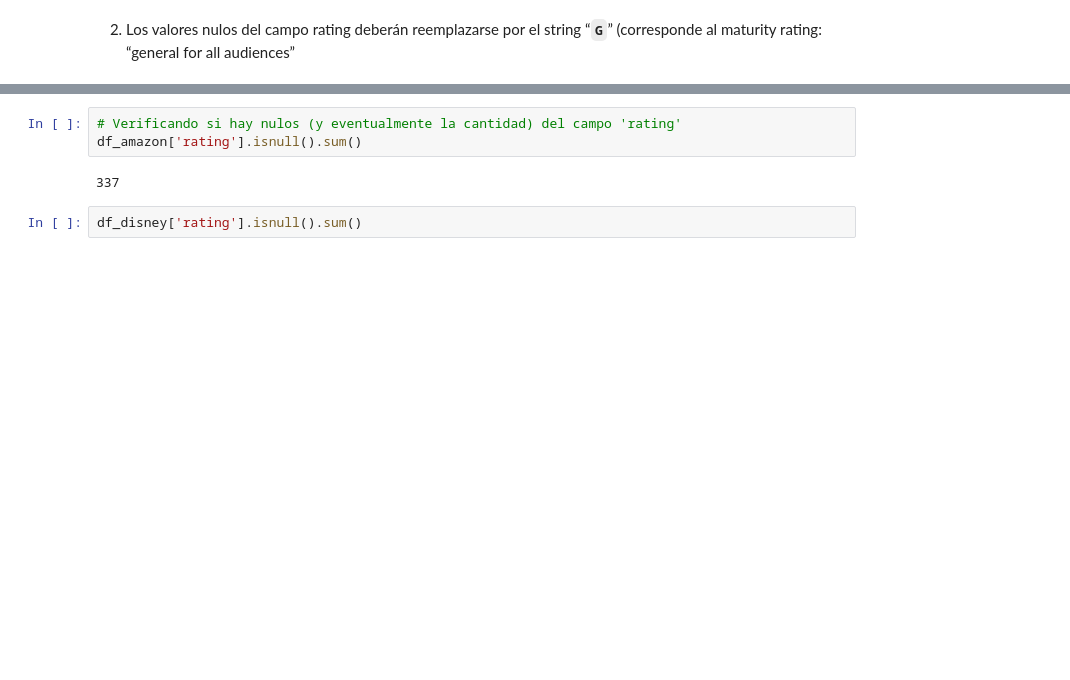
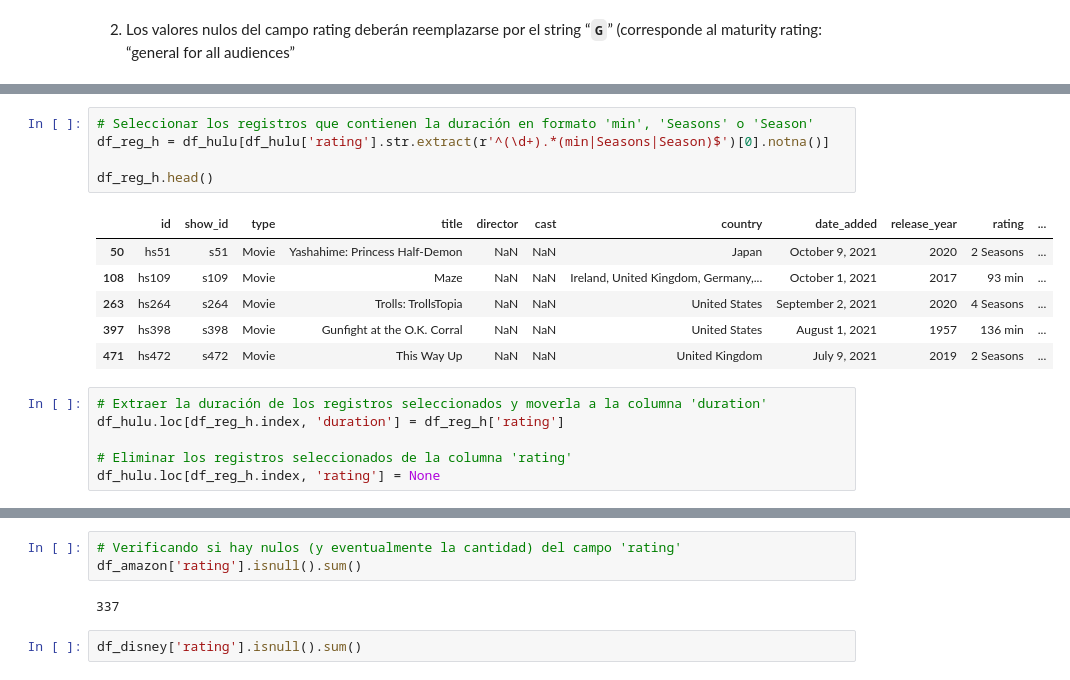
Before and after one commit to christianishere/PI_ML_OPS, a Jupyter notebook: etl_principal.ipynb, the cells around one changed output, grey strips where cells are left out. Saved outputs shown, nothing was run; the diff lists cells and outputs as text; blank space fills up the shorter version.

```diff
--- a/etl_principal.ipynb
+++ b/etl_principal.ipynb
@@ -92,0 +152,18 @@ df_netflix.head(3)
+# %%
+# Seleccionar los registros que contienen la duración en formato 'min', 'Seasons' o 'Season'
+df_reg_h = df_hulu[df_hulu['rating'].str.extract(r'^(\d+).*(min|Seasons|Season)$')[0].notna()]
+
+df_reg_h.head()
+# %% [output]
+|  | id | show_id | type | title | director | cast | country | date_added | release_year | rating | ... |
+| 50 | hs51 | s51 | Movie | Yashahime: Princess Half-Demon | NaN | NaN | Japan | October 9, 2021 | 2020 | 2 Seasons | ... |
+| 108 | hs109 | s109 | Movie | Maze | NaN | NaN | Ireland, United Kingdom, Germany,... | October 1, 2021 | 2017 | 93 min | ... |
+| 263 | hs264 | s264 | Movie | Trolls: TrollsTopia | NaN | NaN | United States | September 2, 2021 | 2020 | 4 Seasons | ... |
+| 397 | hs398 | s398 | Movie | Gunfight at the O.K. Corral | NaN | NaN | United States | August 1, 2021 | 1957 | 136 min | ... |
+| 471 | hs472 | s472 | Movie | This Way Up | NaN | NaN | United Kingdom | July 9, 2021 | 2019 | 2 Seasons | ... |
+# %%
+# Extraer la duración de los registros seleccionados y moverla a la columna 'duration'
+df_hulu.loc[df_reg_h.index, 'duration'] = df_reg_h['rating']
+
+# Eliminar los registros seleccionados de la columna 'rating'
+df_hulu.loc[df_reg_h.index, 'rating'] = None
```
Also changed, not shown: parts of 24 cells of this notebook, 6 other files.
